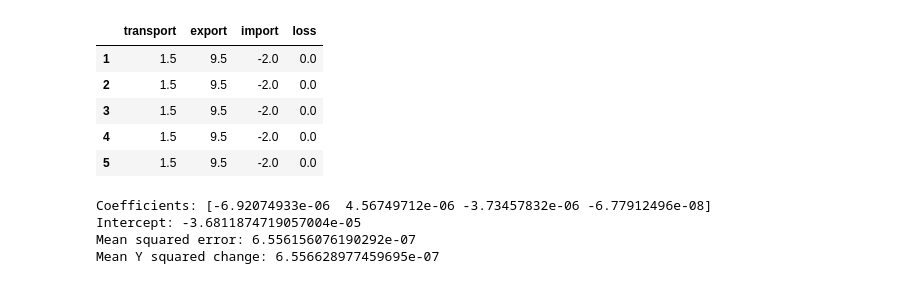
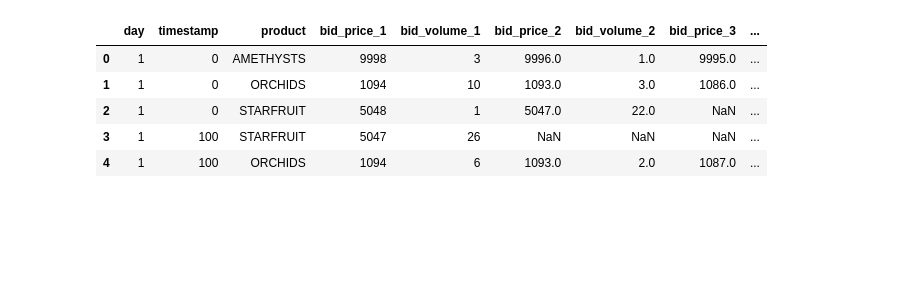
Before and after one commit to Gael-BB/Prosperity2, a Jupyter notebook: research/round2/regression.ipynb, the cells around one changed output. Saved outputs shown, nothing was run; the diff lists cells and outputs as text; code cells hidden in the pictures; blank space fills up the shorter version.

```diff
--- a/research/round2/regression.ipynb
+++ b/research/round2/regression.ipynb
@@ -21,41 +17,10 @@ data.head()
-# %%
-
-def create_X(df):
-    sunlight_threshold = 7 * 60 * 6 # One unit is 10 minutes
-    humidity_loss = np.maximum(0, np.maximum(60 - df['HUMIDITY'], df['HUMIDITY'] - 80))
-    sunlight_loss = np.maximum(0, df['SUNLIGHT'] - sunlight_threshold)
-    productivity_loss = np.minimum(4 * humidity_loss + (2 / 5) * sunlight_loss, 100)
-    # df['productivity_loss'] = productivity_loss
-    return pd.DataFrame({'transport': df['TRANSPORT_FEES'], 'export': df['EXPORT_TARIFF'], 'import': df['IMPORT_TARIFF'], 'loss': productivity_loss})
-
-X = create_X(data).drop(index=0)
-Y = data['ORCHIDS'].pct_change().drop(index=0)
-
-X.head()
-# %% [output]
-|  | transport | export | import | loss |
-| 1 | 1.5 | 9.5 | -2.0 | 0.0 |
-| 2 | 1.5 | 9.5 | -2.0 | 0.0 |
-| 3 | 1.5 | 9.5 | -2.0 | 0.0 |
-| 4 | 1.5 | 9.5 | -2.0 | 0.0 |
-| 5 | 1.5 | 9.5 | -2.0 | 0.0 |
-# %%
-from sklearn.linear_model import LinearRegression
-from sklearn.metrics import mean_squared_error
-
-lr = LinearRegression()
-lr.fit(X, Y)
-
-# Coefficients
-print("Coefficients:", lr.coef_)
-print("Intercept:", lr.intercept_)
-
-predictions = lr.predict(X)
-mse = mean_squared_error(Y, predictions)
-print("Mean squared error:", mse)
-print("Mean Y squared change:", np.mean(Y ** 2))
-# %% [output]
-Coefficients: [-6.92074933e-06  4.56749712e-06 -3.73457832e-06 -6.77912496e-08]
-Intercept: -3.6811874719057004e-05
-Mean squared error: 6.556156076190292e-07
-Mean Y squared change: 6.556628977459695e-07
+# %%
+data_submission = pd.read_csv('../prices/submission_round_2.csv', header = 0, sep=";")
+data_submission.head()
+# %% [output]
+|  | day | timestamp | product | bid_price_1 | bid_volume_1 | bid_price_2 | bid_volume_2 | bid_price_3 | ... |
+| 0 | 1 | 0 | AMETHYSTS | 9998 | 3 | 9996.0 | 1.0 | 9995.0 | ... |
+| 1 | 1 | 0 | ORCHIDS | 1094 | 10 | 1093.0 | 3.0 | 1086.0 | ... |
+| 2 | 1 | 0 | STARFRUIT | 5048 | 1 | 5047.0 | 22.0 | NaN | ... |
+| 3 | 1 | 100 | STARFRUIT | 5047 | 26 | NaN | NaN | NaN | ... |
+| 4 | 1 | 100 | ORCHIDS | 1094 | 6 | 1093.0 | 2.0 | 1087.0 | ... |
```
Also changed, not shown: parts of 5 cells of this notebook, 3 other files.
